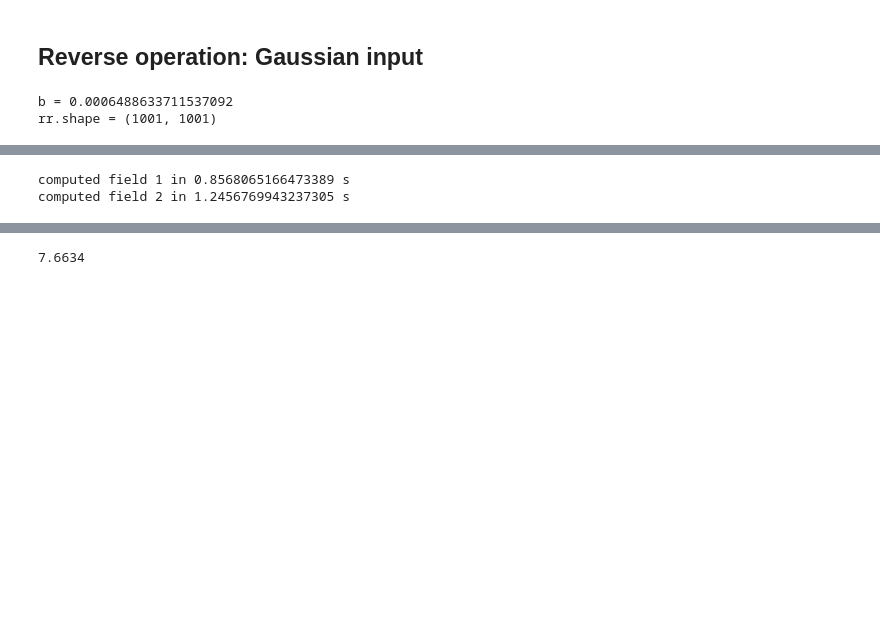
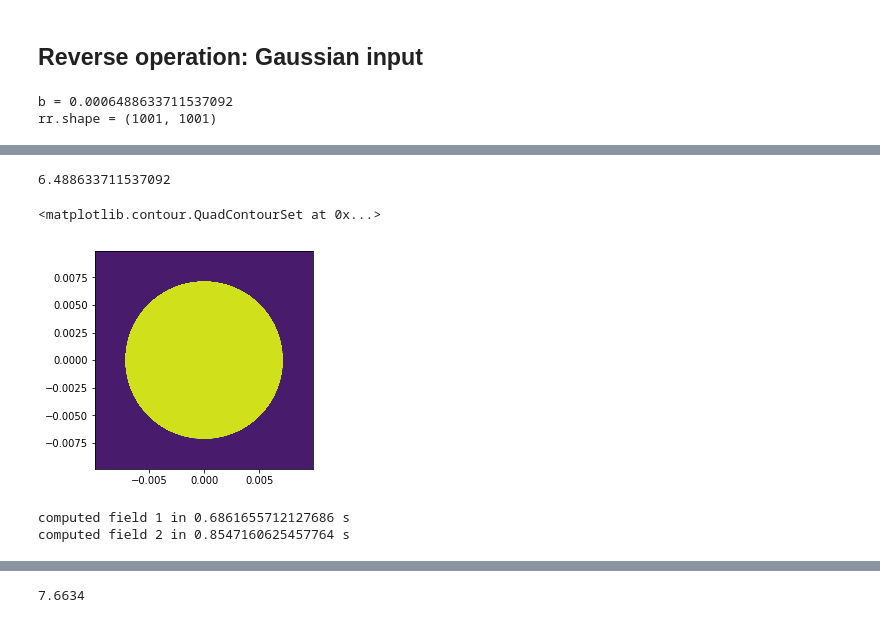
Before and after one commit to prhuft/fourier-optics, a Jupyter notebook: fft_optics.ipynb, the cells around one changed output, grey strips where cells are left out. Cells and saved outputs as stored; diff of their text form; code cells hidden in the pictures; blank space fills up the shorter version.

```diff
--- a/fft_optics.ipynb
+++ b/fft_optics.ipynb
@@ -302,15 +302,31 @@ fig.colorbar(cax)
+# %%
+b/a
+# %% [output]
+6.488633711537092
+# %%
+plt.close
+fig,ax=figax()
+filter_rad = b # set based on the Fourier field width below
+fourier_mask = circ_mask(rr, filter_rad)
+ax.contourf(x1pts, x1pts, fourier_mask)
+# %% [output]
+<matplotlib.contour.QuadContourSet at 0x...>
+[figure, added]
 # %%
 ## propogate the field through the 4f configuration to get the output field
 
+filter_rad = 1.4*a # set based on the Fourier field width below
+
 padding = int(pts-1/2)
-fourier_mask = circ_mask(rr, b)
-rr = zero_pad(rr, padding)
 field0 = zero_pad(field0, padding)
-fourier_mask = zero_pad(fourier_mask, padding)
 
 t0 = time()
 field1 = fftshift(fft2(ifftshift(field0)))
 x1pts = array([i*1/(x0pts[1]-x0pts[0])*lmbda*f/(2*padding+pts) for i in linspace(-pts/2, pts/2, pts)])
+rr = sqrt(x1pts**2 + x1pts.reshape(-1,1)**2)
+fourier_mask = circ_mask(rr, filter_rad)
+fourier_mask = zero_pad(fourier_mask, padding)
+
 print(f"computed field 1 in {time()-t0} s")
 
 t0 = time()
@@ -318,14 +334,19 @@ field2 = fftshift(fft2(ifftshift(field1*fourier_mask)))
 x2pts = array([i*1/(x1pts[1]-x1pts[0])*lmbda*f/(2*padding+pts) for i in linspace(-pts/2, pts/2, pts)])
 print(f"computed field 2 in {time()-t0} s")
 
-rr = unpad(rr, padding)
 field0 = unpad(field0, padding)
 field1 = unpad(field1, padding)
+fourier_mask = unpad(fourier_mask, padding)
 field2 = unpad(field2, padding)
+
+# compute intensity from field
+I1 = conjugate(field1)*field1
+I1 /= amax(I1)
+I1x = justify(I1[midpt,:])
 
 I2 = conjugate(field2)*field2
 I2 /= amax(I2)
 I2x = justify(I2[midpt,:])
 # %% [output]
-computed field 1 in 0.8568065166473389 s
-computed field 2 in 1.2456769943237305 s
+computed field 1 in 0.6861655712127686 s
+computed field 2 in 0.8547160625457764 s
```
Also changed, not shown: parts of 11 cells of this notebook, 4 other files.
